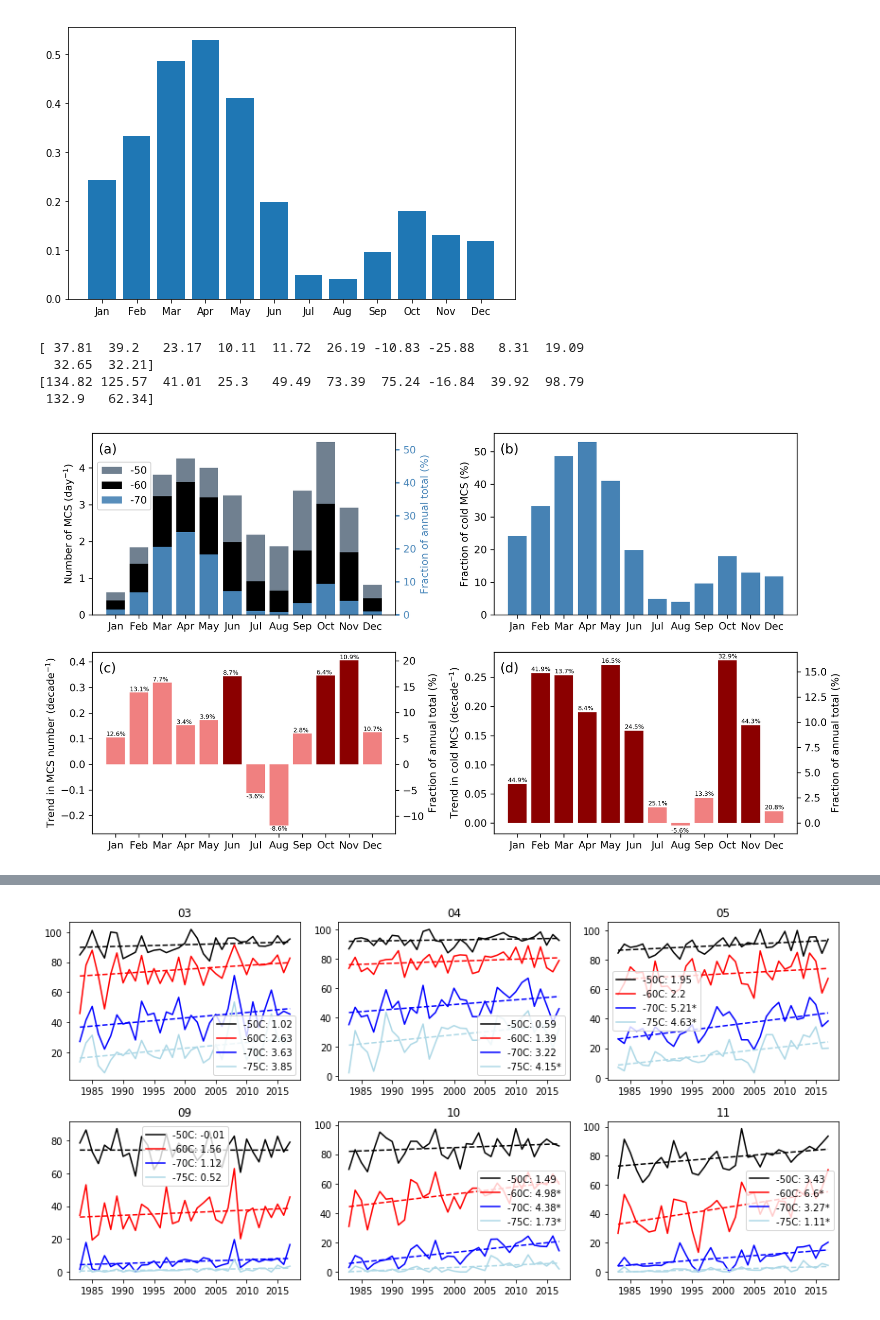
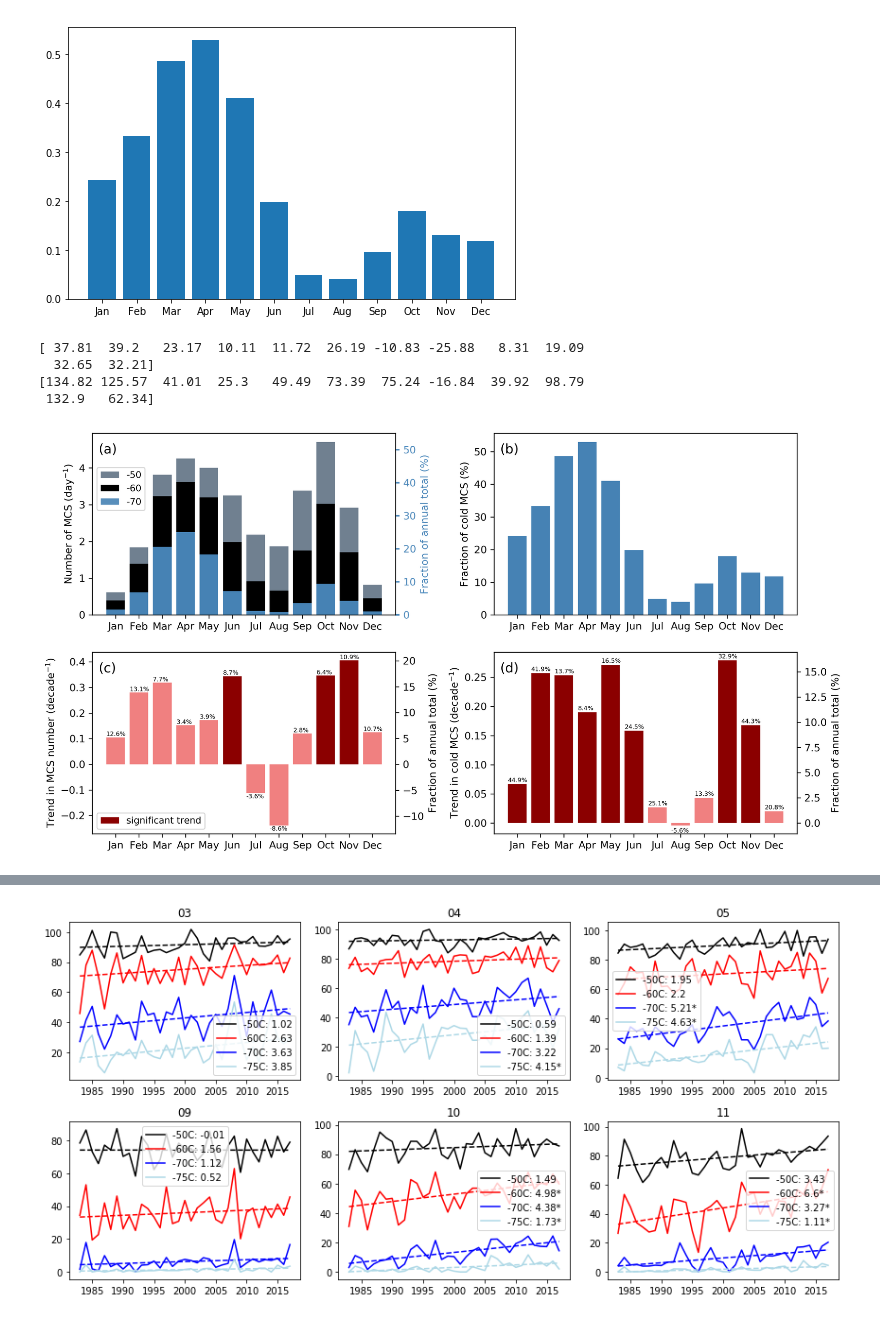
Before and after one commit to cornkle/proj_CEH, a Jupyter notebook: notebooks/CLOVER_monthly_stormCount.ipynb, the cells around one changed output, grey strips where cells are left out. Drawn from its saved outputs; the diff is of its cells as text; code cells hidden in the pictures.

```diff
--- a/notebooks/CLOVER_monthly_stormCount.ipynb
+++ b/notebooks/CLOVER_monthly_stormCount.ipynb
@@ -301,14 +301,14 @@ data_list = [[monthly_total40,monthly_slope40,sig40],
 
 f = plt.figure(figsize=(11,6), dpi=300)
 ax = f.add_subplot(2, 2, 1)
-#ax.bar(ypos, data_list[0][0], align='center', color='k', label='-40')
+#ax.bar(ypos, data_list[0][0], align='center', color='grey', label='-40')
 ax.bar(ypos, data_list[1][0], align='center', color='slategrey', label=r'-50')
 ax.bar(ypos, data_list[2][0], align='center', color='black', label=r'-60')
 ax.bar(ypos, data_list[3][0], align='center', color='steelblue', label=r'-70', alpha=0.9)
 plt.xticks(ypos,months)
 plt.ylabel('Number of MCS (day$^{-1}$)')
 plt.text(0.02,0.89, '(a)',  transform=ax.transAxes, fontsize=13)
-ax.legend(loc='lower left', bbox_to_anchor=(0,0.55) )
+ax.legend(loc='lower left', bbox_to_anchor=(0,0.55), fontsize=9)
 ax1 = ax.twinx()
 #ax1.bar(ypos, np.array(data_list[0][0])/np.sum(data_list[0][0])*100, align='center', color='k')
 #ax1.bar(ypos, np.array(data_list[1][0])/np.sum(data_list[1][0])*100, align='center', color='steelblue')
@@ -351,35 +351,47 @@ for ids, d in enumerate(data_list):
             else:
                 plt.text(ys-0.4, ad-0.02, str(rd)+'%', fontsize=6)
 
         if ids == 1:
             if ad > 0:
                 plt.text(ys-0.4, ad+0.0035, str(rd)+'%', fontsize=6)
             else:
                 plt.text(ys-0.4, ad-0.012, str(rd)+'%', fontsize=6)
 
     plt.xticks(ypos,months)
     ax1 = ax.twinx()
     color = np.array(['lightcoral']*12)
     color[np.array(d[2])] = 'darkred'
 
     #print(color)
-    ax1.bar(ypos, np.array(d[1])/np.sum(d[1])*100, align='center', color=color)
+
+    bars = ax1.bar(ypos, np.array(d[1])/np.sum(d[1])*100, align='center', color=color, label='significant trend')
 
     ax.set_ylabel(ytext[ids])
     ax1.set_ylabel(ytext[ids+2])
+
+
+    #leg.legendHandles[1].set_color('yellow')
+
+#     if ids == 0:
+#         leg = ax1.get_legend()
+#         ipdb.set_trace()
+#         leg.legendHandles[0].set_color('darkred')
+    if ids == 0:
+        #ipdb.set_trace()
+        plt.legend([bars[5]], ['significant trend'],loc='lower left', fontsize=9)
 
 #     if ids == 1:
 #         ax.set_ylim(-0.02,0.28)
 #         ax1
 
 plt.tight_layout()
 plt.savefig(cnst.network_data + 'figs/CLOVER/paper1/fig_barplot.jpg')
 # %% [output]
 [ 37.81  39.2   23.17  10.11  11.72  26.19 -10.83 -25.88   8.31  19.09
   32.65  32.21]
 [134.82 125.57  41.01  25.3   49.49  73.39  75.24 -16.84  39.92  98.79
  132.9   62.34]
-[figure, old version]
+[figure, new version]
 # %%
 f = plt.figure(figsize=(13,10))
 
```
Also changed, not shown: parts of 2 cells of this notebook, 10 other files.
